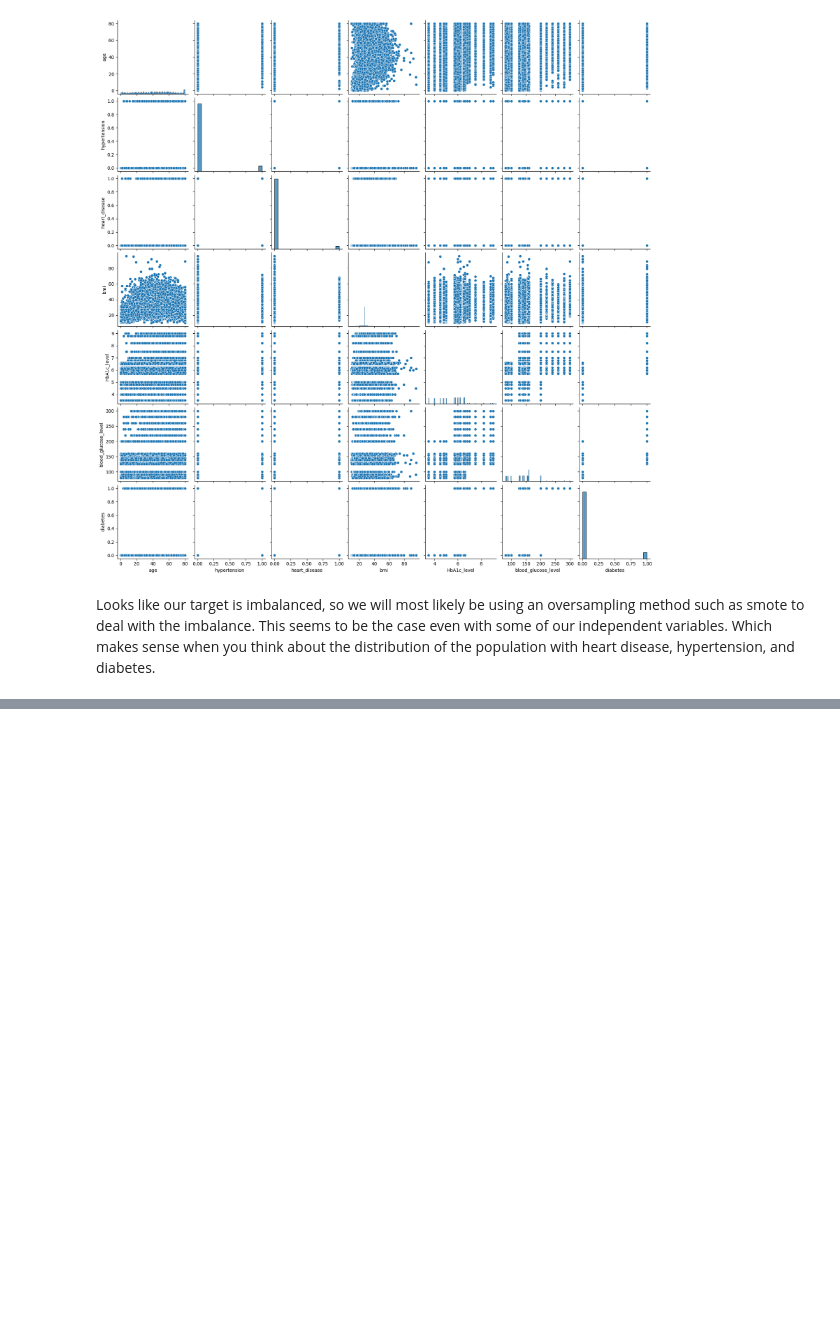
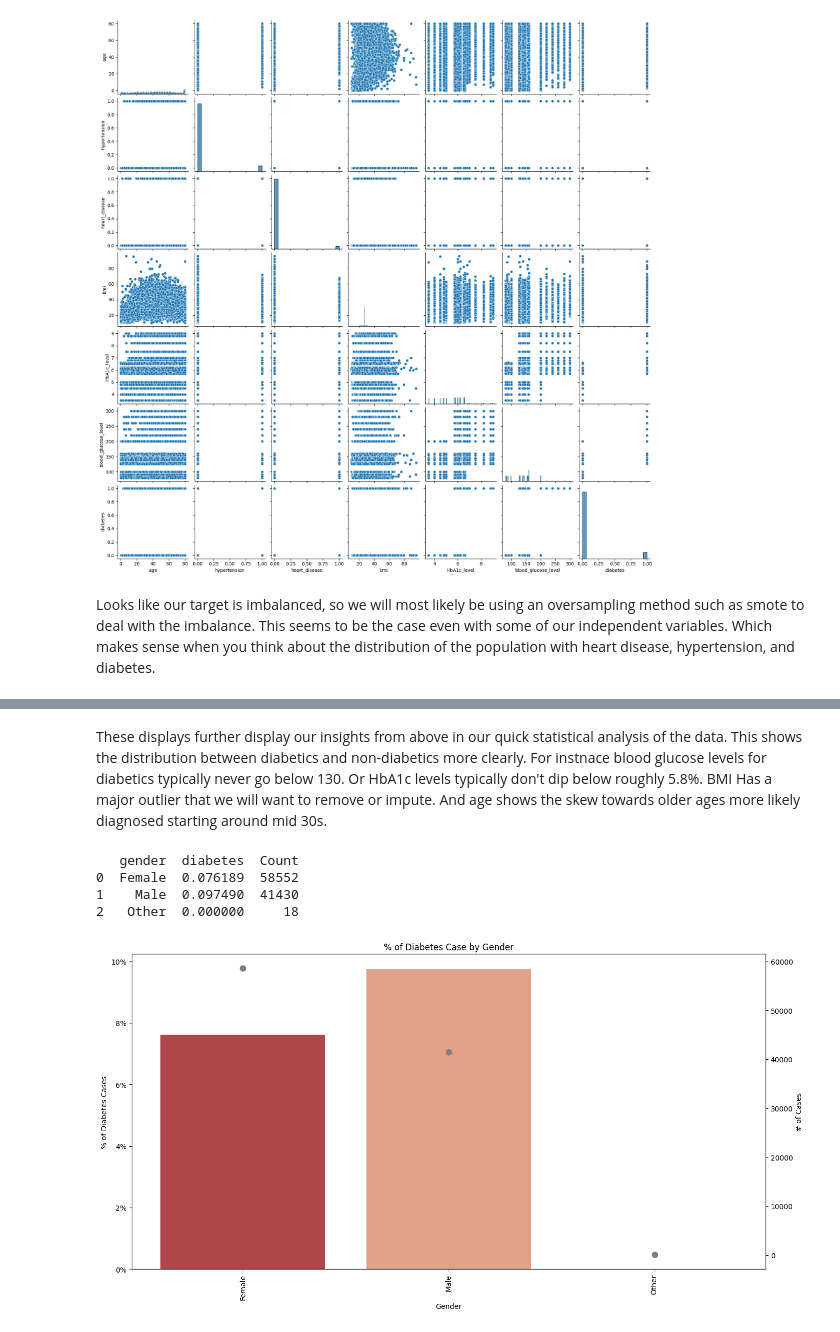
Before and after one commit to heathlikethecandybar/phase_5, a Jupyter notebook: phase_5_notebook.ipynb, the cells around one changed output, grey strips where cells are left out. Saved outputs shown, nothing was run; the diff lists cells and outputs as text; code cells hidden in the pictures; blank space fills up the shorter version.

```diff
--- a/phase_5_notebook.ipynb
+++ b/phase_5_notebook.ipynb
@@ -230,0 +218,45 @@ plt.show()
+# %% [markdown]
+These displays further display our insights from above in our quick statistical analysis of the data.  This shows the distribution between diabetics and non-diabetics more clearly.  For instnace blood glucose levels for diabetics typically never go below 130.  Or HbA1c levels typically don't dip below roughly 5.8%.  BMI Has a major outlier that we will want to remove or impute.  And age shows the skew towards older ages more likely diagnosed starting around mid 30s.
+# %%
+#creating a function to make charting easier as I move through the different categories.  Some of these visuals will be duplicative of the charting above.
+def mini_bar(x, y, x_title, y_title, plot_title):
+    mean_df = df[[x, y]].groupby(x, as_index=False).mean()
+    count_df = df[x].value_counts().reset_index()
+    count_df.columns = [x, 'Count']
+
+    mean_df = mean_df.merge(count_df, on=x)
+
+    print(mean_df)
+
+    #bar plot to visualize
+    fig, ax1 = plt.subplots(figsize=(16, 8))
+    ax1 = sns.barplot(x=x, y=y, data=mean_df, ax=ax1)
+    ax1.set_ylabel(y_title)
+    ax1.set_xlabel(x_title)
+    ax1.set_title(plot_title)
+    plt.xticks(rotation='vertical')
+
+    #define the percentage formatter function
+    def percent_formatter(x, pos):
+        return f'{x * 100:.0f}%'
+
+    #set the y-axis formatter
+    formatter = mtick.FuncFormatter(percent_formatter)
+    ax1.yaxis.set_major_formatter(formatter)
+
+    #add a second axis for the count
+    ax2 = ax1.twinx()
+    ax2.plot(count_df[x], count_df['Count'], color='gray', marker='o', linestyle='', markersize=8)
+    ax2.set_ylabel('# of Cases')
+
+    #display the plot
+    plt.show()
+# %%
+#visualizing the relationship
+mini_bar('gender', 'diabetes', 'Gender', '% of Diabetes Cases', '% of Diabetes Case by Gender')
+# %% [output]
+   gender  diabetes  Count
+0  Female  0.076189  58552
+1    Male  0.097490  41430
+2   Other  0.000000     18
+[figure, added]
```
Also changed, not shown: parts of 68 cells of this notebook.
